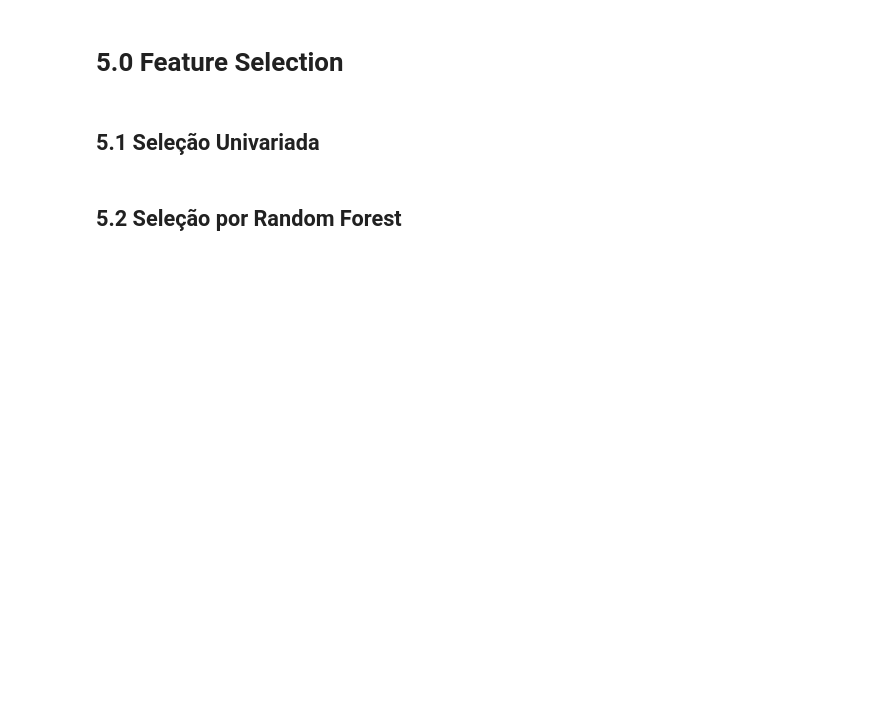
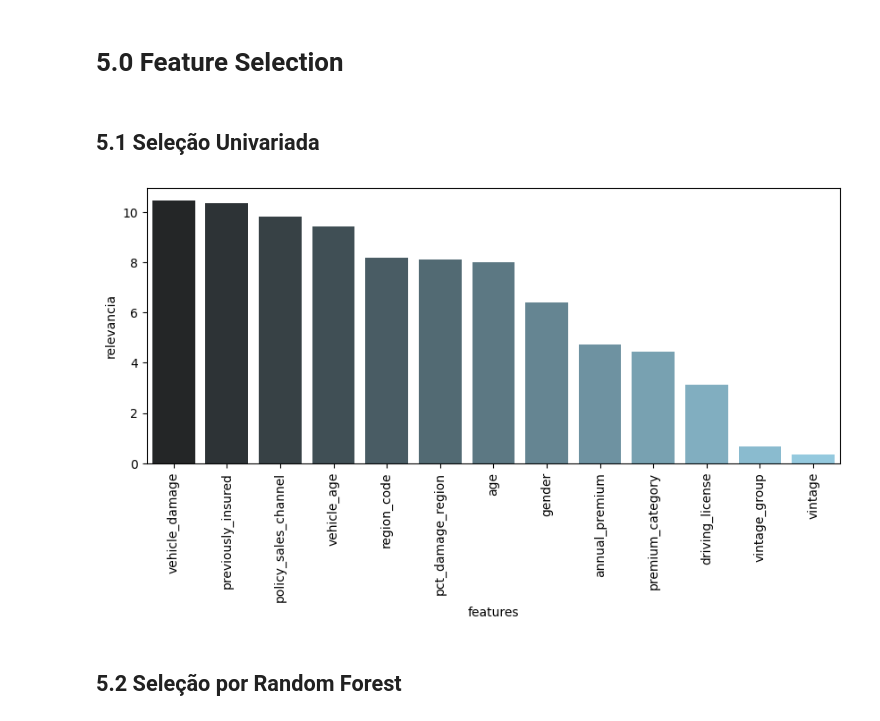
Before and after one commit to RafaelLuckner/Propensao_Compra, a Jupyter notebook: notebooks/propensao_projeto.ipynb, the cells around one changed output. Drawn from its saved outputs; the diff is of its cells as text; code cells hidden in the pictures; blank space fills up the shorter version.

```diff
--- a/notebooks/propensao_projeto.ipynb
+++ b/notebooks/propensao_projeto.ipynb
@@ -773,16 +786,21 @@ X_val['vintage_group'] = X_val['vintage_group'].apply(lambda x: 0 if x=='Recente
 # %% [markdown]
 # 5.0 Feature Selection
 # %%
-X = df3.drop(columns = ['id', 'response'])
-y = df3['response']
+X = df4.drop(columns = ['id', 'response'])
+y = df4['response']
 # %% [markdown]
 ## 5.1 Seleção Univariada
 # %%
 selector = SelectKBest(score_func=f_classif, k=5)
 X_selected = selector.fit_transform(X, y)
 features_univariada = pd.DataFrame({'features': X.columns,
               'relevancia': np.round(np.log(selector.scores_),2)}).sort_values(by='relevancia', ascending = False).reset_index(drop=True)
-features_univariada
+
+plt.figure(figsize = (10,4))
+sns.barplot(x=features_univariada['features'], y= features_univariada['relevancia'],hue = features_univariada['features'],palette='dark:skyblue' )
+plt.xticks(rotation=90);
+# %% [output]
+[figure, added]
 # %% [markdown]
 ## 5.2 Seleção por Random Forest
 # %%
```
Also changed, not shown: parts of 20 cells of this notebook, 5 other files.
